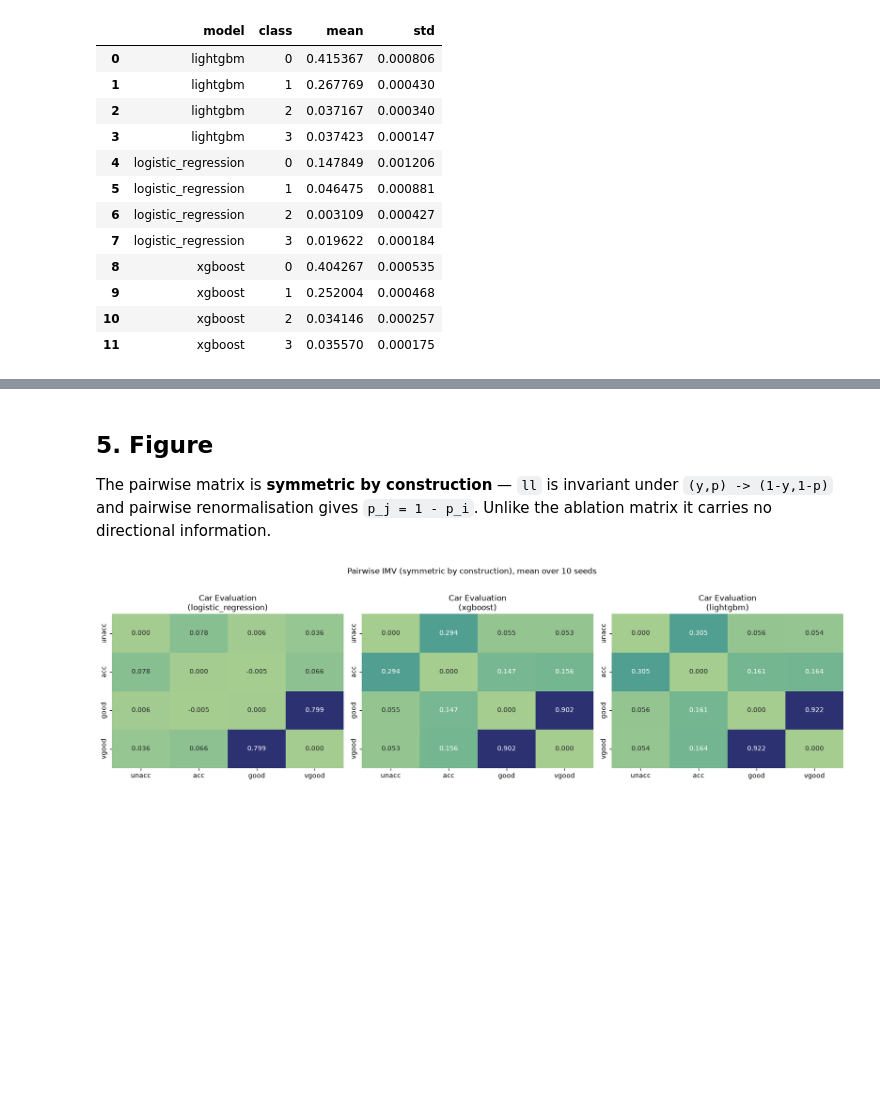
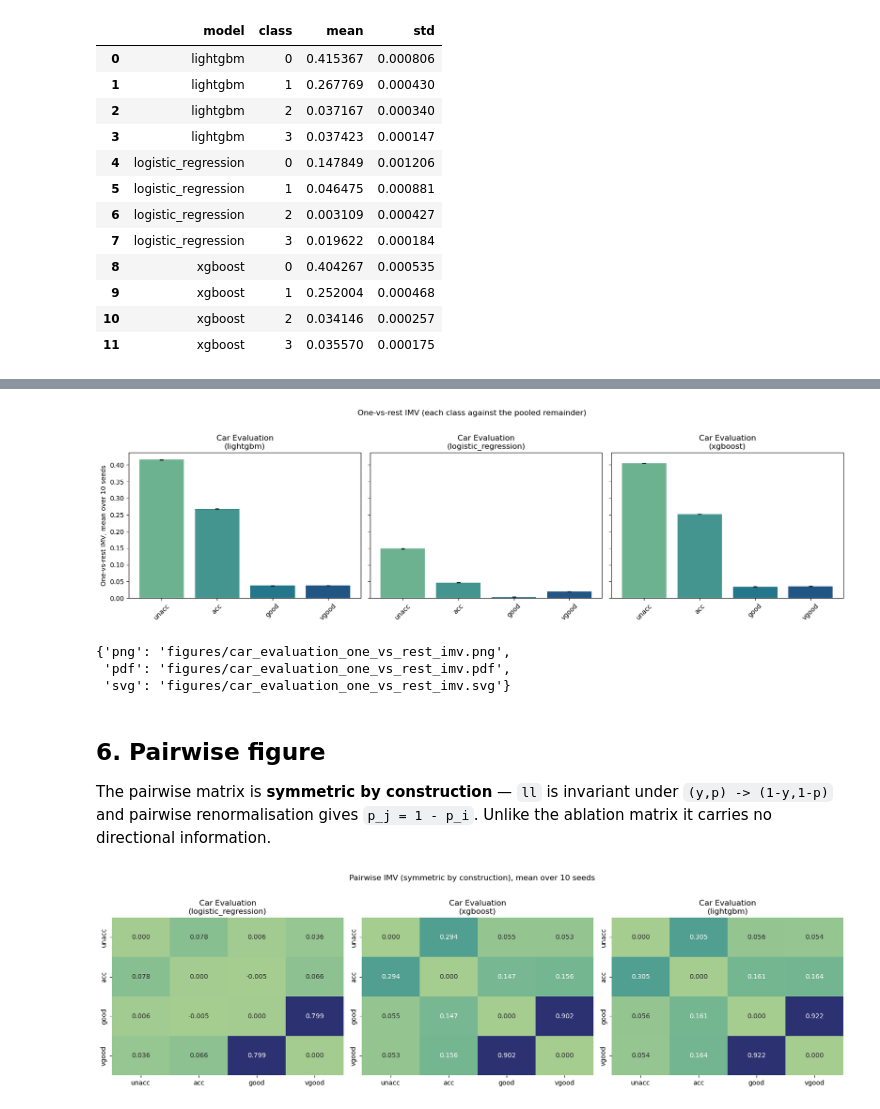
Before and after one commit to intermodelvigorish/imvpy, a Jupyter notebook: examples/multi_imv/multi_imv_car_evaluation.ipynb, the cells around one changed output, grey strips where cells are left out. Saved outputs shown, nothing was run; the diff lists cells and outputs as text; code cells hidden in the pictures; blank space fills up the shorter version.

```diff
--- a/examples/multi_imv/multi_imv_car_evaluation.ipynb
+++ b/examples/multi_imv/multi_imv_car_evaluation.ipynb
@@ -194,5 +200,33 @@ ova.groupby(["model", "class"])["one_vs_rest_imv"].agg(["mean", "std"]).reset_in
+# %%
+ova_summary = (ova.groupby(["model", "class"])["one_vs_rest_imv"]
+               .agg(["mean", "std"]).reset_index())
+models = list(ova_summary["model"].unique())
+fig, axes = plt.subplots(1, len(models), figsize=(5.4 * len(models), 4.6), sharey=True)
+axes = np.atleast_1d(axes)
+for ax, name in zip(axes, models):
+    part = ova_summary[ova_summary.model == name].sort_values("class")
+    ax.bar([CLASS_NAMES[int(c)] for c in part["class"]], part["mean"],
+           yerr=part["std"].fillna(0), capsize=3,
+           color=sns.color_palette("crest", len(part)))
+    ax.set_title(f"{TITLE}\n({name})")
+    ax.tick_params(axis="x", rotation=45)
+    ax.axhline(0, color="0.4", linewidth=0.8)
+axes[0].set_ylabel(f"One-vs-rest IMV, mean over {len(SEEDS)} seeds")
+fig.suptitle("One-vs-rest IMV (each class against the pooled remainder)", y=1.02)
+fig.tight_layout()
+paths = {file_format: relative_path(path, start=ARTIFACTS)
+         for file_format, path in save_figure(
+             fig, FIGURES / f"{DATASET}_one_vs_rest_imv"
+         ).items()}
+plt.show()
+paths
+# %% [output]
+[figure, added]
+{'png': 'figures/car_evaluation_one_vs_rest_imv.png',
+ 'pdf': 'figures/car_evaluation_one_vs_rest_imv.pdf',
+ 'svg': 'figures/car_evaluation_one_vs_rest_imv.svg'}
 # %% [markdown]
-## 5. Figure
+## 6. Pairwise figure
 
 The pairwise matrix is **symmetric by construction** — `ll` is invariant under `(y,p) -> (1-y,1-p)` and pairwise renormalisation gives `p_j = 1 - p_i`. Unlike the ablation matrix it carries no directional information.
 # %%
```
Also changed, not shown: parts of 1 cell of this notebook, 8 other files.
